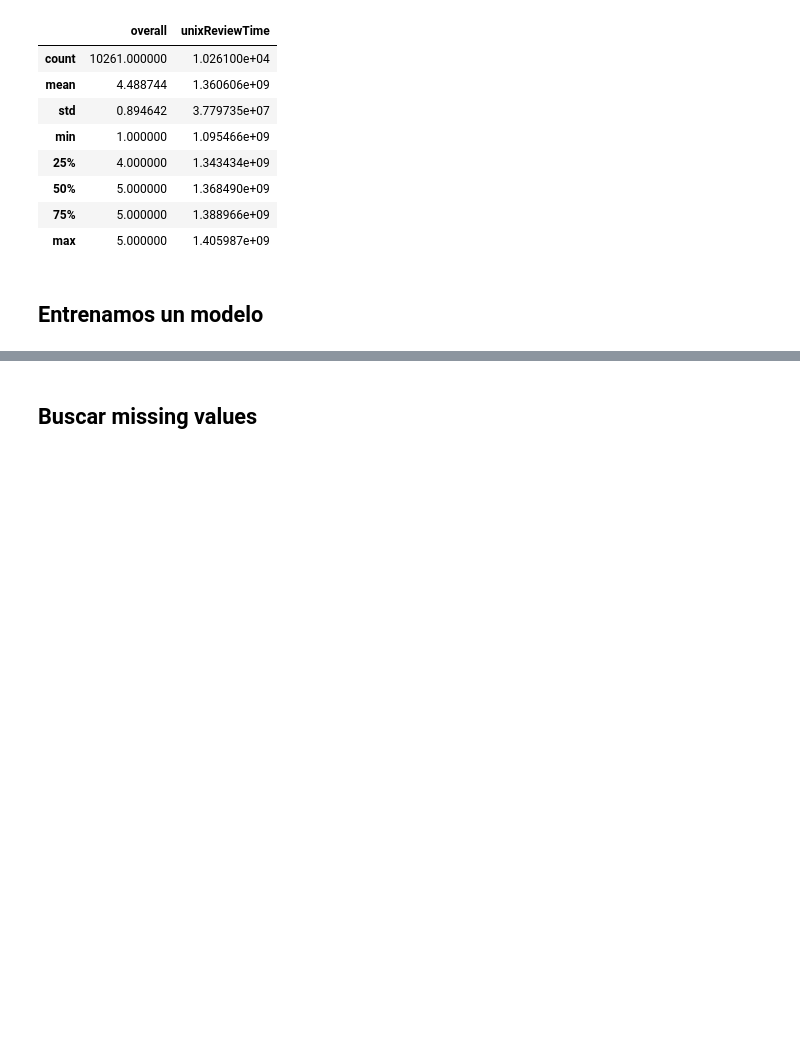
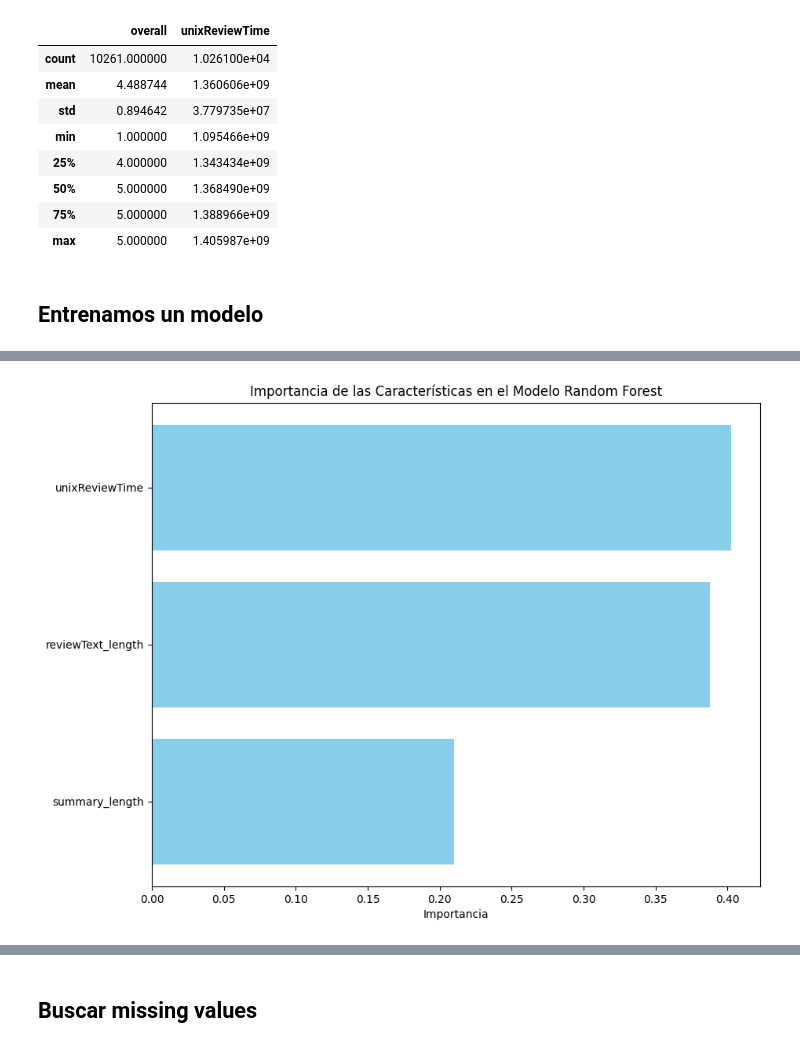
Before and after one commit to mkltc/RETO2, a Jupyter notebook: modelo.ipynb, the cells around one changed output, grey strips where cells are left out. Drawn from its saved outputs; the diff is of its cells as text; code cells hidden in the pictures; blank space fills up the shorter version.

```diff
--- a/modelo.ipynb
+++ b/modelo.ipynb
@@ -47,3 +73,96 @@ valoraciones.describe()
 | max | 5.000000 | 1.405987e+09 |
 # %% [markdown]
 ## Entrenamos un modelo
+# %%
+# Importamos las librerías necesarias
+import pandas as pd
+from sklearn.model_selection import train_test_split
+from sklearn.preprocessing import LabelEncoder
+import matplotlib.pyplot as plt
+from sklearn.ensemble import RandomForestClassifier, GradientBoostingClassifier
+from sklearn.tree import DecisionTreeClassifier
+from sklearn.linear_model import LogisticRegression
+from sklearn.model_selection import train_test_split, cross_val_score
+
+# Ajustamos la columna 'helpful' para obtener el número de votos útiles
+valoraciones['helpful_votes'] = valoraciones['helpful'].apply(lambda x: x[0] if isinstance(x, list) and len(x) > 0 else 0)
+
+# Convertimos todas las columnas de tipo object a valores numéricos
+for column in valoraciones.select_dtypes(include=['object']).columns:
+    if column == 'reviewText':
+        # Nueva característica con la longitud del texto
+        valoraciones['reviewText_length'] = valoraciones['reviewText'].apply(lambda x: len(x) if isinstance(x, str) else 0)
+    elif column == 'summary':
+        # Nueva característica con la longitud del resumen
+        valoraciones['summary_length'] = valoraciones['summary'].apply(lambda x: len(x) if isinstance(x, str) else 0)
+    else:
+        # Eliminamos columnas irrelevantes
+        valoraciones = valoraciones.drop(columns=[column])
+
+# Seleccionamos todas las características menos la columna objetivo 'overall'
+X = valoraciones[['unixReviewTime', 'reviewText_length', 'summary_length']]
+y = valoraciones['overall']
+
+# Dividimos los datos en entrenamiento y prueba
+X_train, X_test, y_train, y_test = train_test_split(X, y, test_size=0.2, random_state=1)
+
+# Entrenamos un modelo de Random Forest para calcular la importancia de las características
+modelo_rf = RandomForestClassifier(random_state=1)
+modelo_rf.fit(X_train, y_train)
+
+# Obtenemos la importancia de las características
+importancias = modelo_rf.feature_importances_
+features = X.columns
+
+# Creamos un DataFrame para visualizar la importancia de cada característica
+importantesDf = pd.DataFrame({'Feature': features, 'Importance': importancias})
+importantesDf = importantesDf.sort_values(by='Importance', ascending=False)
+
+# Mostrar DataFrame de importancias
+print("\nImportancia de las características:")
+print(importantesDf)
+
+# Visualizamos las importancias de características
+plt.figure(figsize=(10, 8))
+plt.barh(importantesDf['Feature'], importantesDf['Importance'], color='skyblue')
+plt.xlabel('Importancia')
+plt.title('Importancia de las Características en el Modelo Random Forest')
+plt.gca().invert_yaxis()
+plt.show()
+
+# Filtramos las características menos relevantes según un umbral de importancia
+umbral_importancia = 0.01  # Ajusta este valor según los resultados
+mejores_features = importantesDf[importantesDf['Importance'] > umbral_importancia]['Feature'].tolist()
+
+# Creamos el conjunto de datos final solo con las características más relevantes
+X_train_mejores = X_train[mejores_features]
+X_test_mejores = X_test[mejores_features]
+
+# Entrenamos y evaluamos el modelo con las características seleccionadas
+modelo_final = RandomForestClassifier(random_state=1)
+modelo_final.fit(X_train_mejores, y_train)
+predicciones_final = modelo_final.predict(X_test_mejores)
+accuracy_final = modelo_final.score(X_test_mejores, y_test)
+print(f'\nPrecisión del modelo con características seleccionadas: {accuracy_final:.2f}')
+
+
+
+
+# Dividimos los datos en entrenamiento y prueba
+X_train, X_test, y_train, y_test = train_test_split(X, y, test_size=0.2, random_state=1)
+
+# Definimos los modelos a comparar
+modelos = {
+    'Random Forest': RandomForestClassifier(random_state=1),
+    'Gradient Boosting': GradientBoostingClassifier(random_state=1),
+    'Decision Tree': DecisionTreeClassifier(random_state=1),
+    'Logistic Regression': LogisticRegression(max_iter=200, random_state=1)
+}
+
+# Evaluamos cada modelo
+for nombre, modelo in modelos.items():
+    modelo.fit(X_train, y_train)
+    predicciones = modelo.predict(X_test)
+    accuracy = accuracy_score(y_test, predicciones)
+    print(f'Precisión de {nombre}: {accuracy:.2f}')
+# %% [output]
@@ -49,0 +174 @@ valoraciones.describe()
+[figure, added]
```
Also changed, not shown: parts of 6 cells of this notebook.
